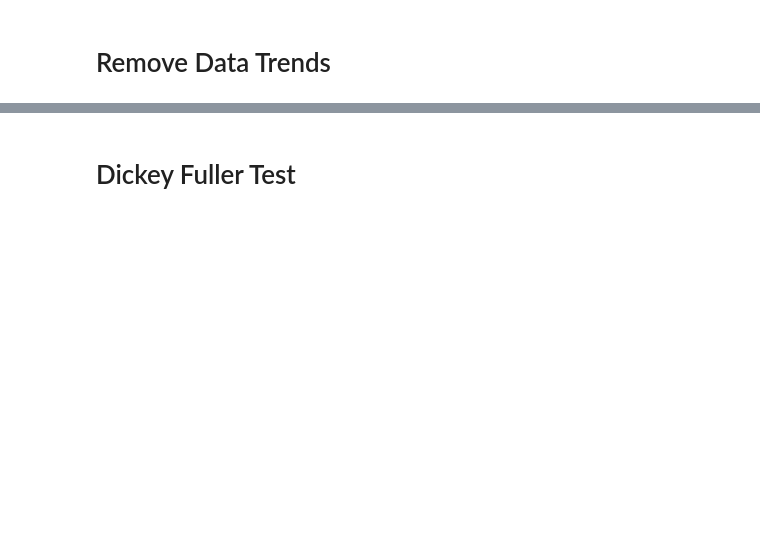
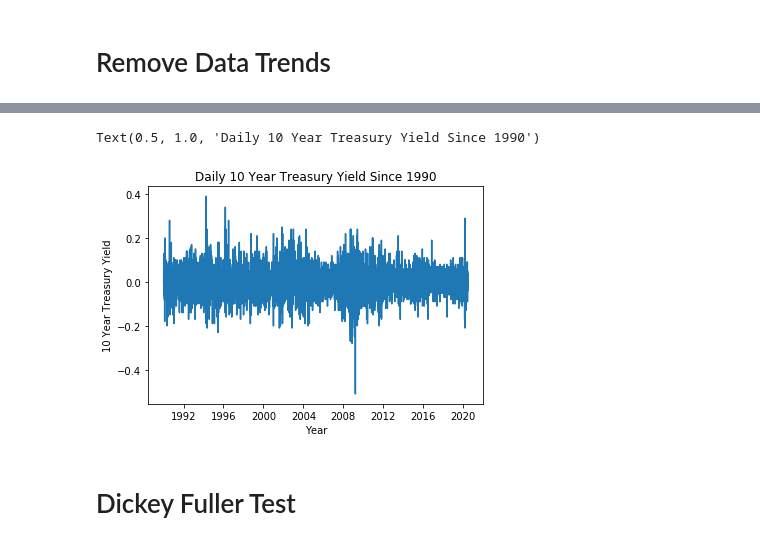
Before and after one commit to blantj/Treasury_Yield_Time_Series, a Jupyter notebook: 10_Year_Yield_Time_Series.ipynb, the cells around one changed output, grey strips where cells are left out. Saved outputs shown, nothing was run; the diff lists cells and outputs as text; code cells hidden in the pictures; blank space fills up the shorter version.

```diff
--- a/10_Year_Yield_Time_Series.ipynb
+++ b/10_Year_Yield_Time_Series.ipynb
@@ -35,11 +56,14 @@ yield_df_dif.head()
 # %%
 x = yield_df_dif.index
 y = yield_df_dif['Yield']
 fig, ax = plt.subplots()
 ax.plot(x, y)
 ax.set_xlabel('Year')
 ax.set_ylabel('10 Year Treasury Yield')
-ax.set_title('Daily 10 Year Treasury Yield Since 1990')
+ax.set_title('Differenced 10 Year Treasury Yield Since 1990')
+# %% [output]
+Text(0.5, 1.0, 'Daily 10 Year Treasury Yield Since 1990')
+[figure, added]
 # %% [markdown]
 # Dickey Fuller Test
 # %%
```
Also changed, not shown: parts of 20 cells of this notebook, 1 other file.
